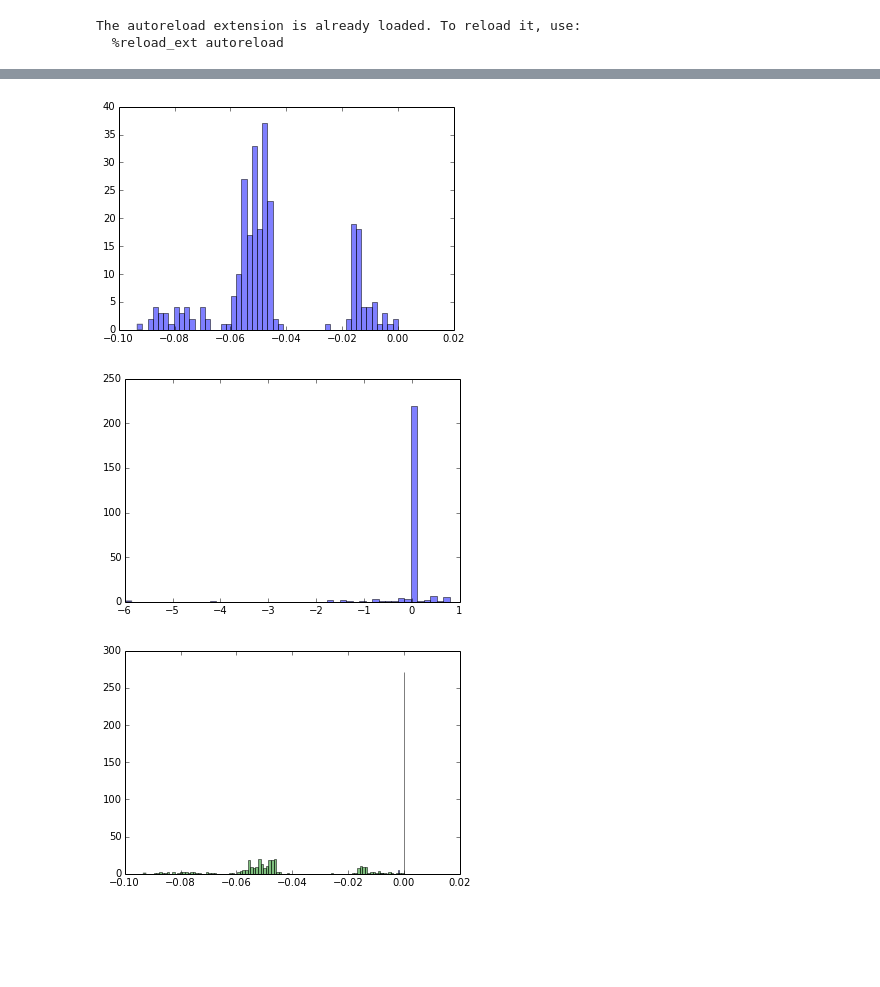
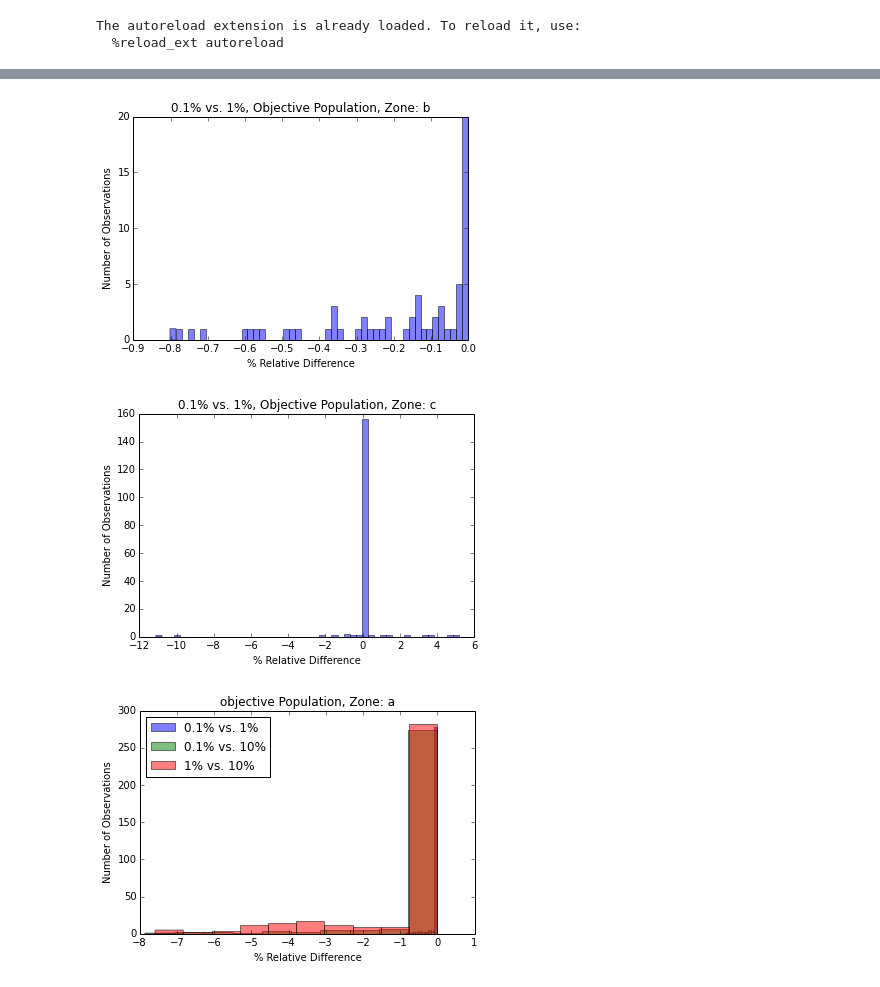
Before and after one commit to gidden/cyclopts, a Jupyter notebook: nbs/ratio_convergence.ipynb, the cells around one changed output, grey strips where cells are left out. Cells and saved outputs as stored; diff of their text form; code cells hidden in the pictures; blank space fills up the shorter version.

Commit message:
ratio convergence to fc

```diff
--- a/nbs/ratio_convergence.ipynb
+++ b/nbs/ratio_convergence.ipynb
@@ -20,7 +20,7 @@ The autoreload extension is already loaded. To reload it, use:
   %reload_ext autoreload
 # %%
 # configurable input
-mod_kind = 'rxtr' # rxtr or reqr or rand
+mod_kind = 'reqr' # rxtr or reqr or rand
 frxtr = 0
 xchange = {'reqr': 'Reactor Supply', 'rxtr': 'Reactor Demand'}
 base = '~/phd/cyclopts/structured_runs/'
@@ -47,11 +47,14 @@ dirnames = [x.format(kind=mod_kind, frxtr=frxtr) for x in dirnames]
 files = [os.path.join(os.path.join(os.path.expanduser(base), x), fname) for x in dirnames]
 fmask = [not os.path.exists(x) for x in files]
 
-save = True
+save = False
+savepath = './ratio_pngs'
+saveprefix = '{kind}_{frxtr}'.format(kind=mod_kind, frxtr=frxtr)
 files = tools.masked_filter(files, fmask, unmask=True)
 labels = ['{}%'.format(x) for x in tools.masked_filter(ratios, fmask, unmask=True)]
 # %%
-ctx = RatioContext(files, labels, family_module, family_class, species_module, species_class, save=save)
+ctx = RatioContext(files, labels, family_module, family_class, species_module, species_class,
+                   save=save, savepath=savepath, saveprefix=saveprefix)
 title = 'Solution Times for Different Convergence Criteria'
 param = 'n_arcs'
 savename = '{0}_{1}_{2}_{3}_ratios.png'
@@ -99,12 +96,13 @@ StopIteration:
 # %%
 fig, ax = ctx.popn_hist(lim=lim, zone='b', bins=50, alpha=0.5)
 # %% [output]
-[figure, old version]
+[figure, new version]
 # %%
 fig, ax = ctx.popn_hist(lim=lim, zone='c', bins=50, alpha=0.5)
 # %% [output]
-[figure, old version]
+[figure, new version]
 # %%
-fig, ax = ctx.popn_hist(lim=lim, zone=['a', 'b'], bins=100, alpha=0.5)
+fig, ax = ctx.group_popn_hist(zone='a', alpha=0.5)
+fig.savefig('a.png')
 # %% [output]
-[figure, old version]
+[figure, new version]
```
Also changed, not shown: parts of 7 cells of this notebook.
